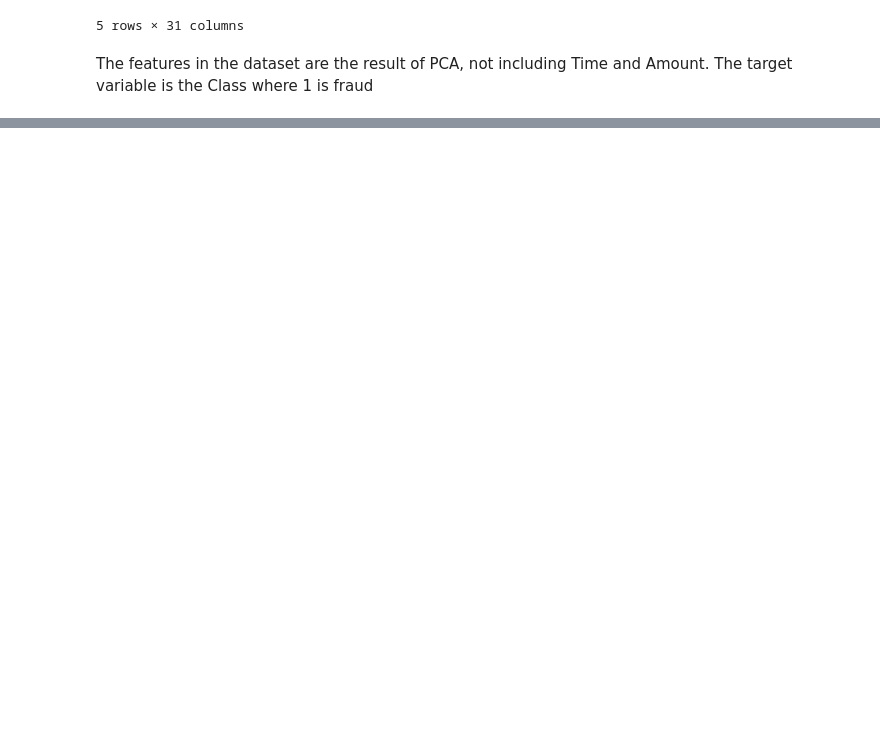
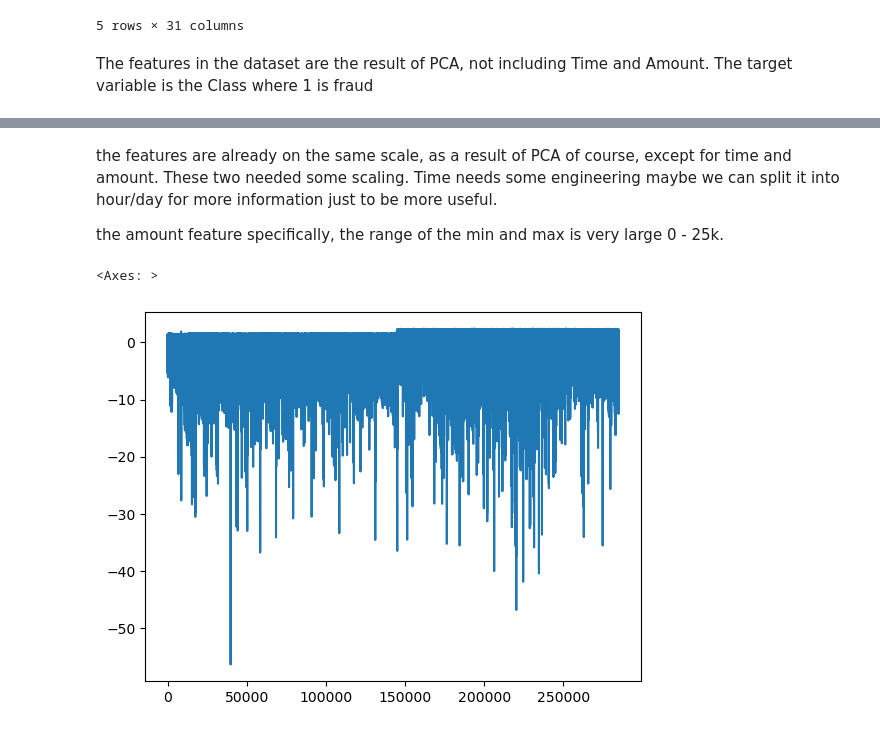
Before and after one commit to benchrstn/credit_card_fraud, a Jupyter notebook: exploration/01_initial_exploration.ipynb, the cells around one changed output, grey strips where cells are left out. Cells and saved outputs as stored; diff of their text form; code cells hidden in the pictures; blank space fills up the shorter version.

```diff
--- a/exploration/01_initial_exploration.ipynb
+++ b/exploration/01_initial_exploration.ipynb
@@ -16,0 +93,9 @@ The features in the dataset are the result of PCA, not including Time and Amount
+# %% [markdown]
+the features are already on the same scale, as a result of PCA of course, except for time and amount. These two needed some scaling. Time needs some engineering maybe we can split it into hour/day for more information just to be more useful.
+
+the amount feature specifically, the range of the min and max is very large 0 - 25k.
+# %%
+data.V1.plot()
+# %% [output]
+<Axes: >
+[figure, added]
```
Also changed, not shown: parts of 59 cells of this notebook, 1 other file.
